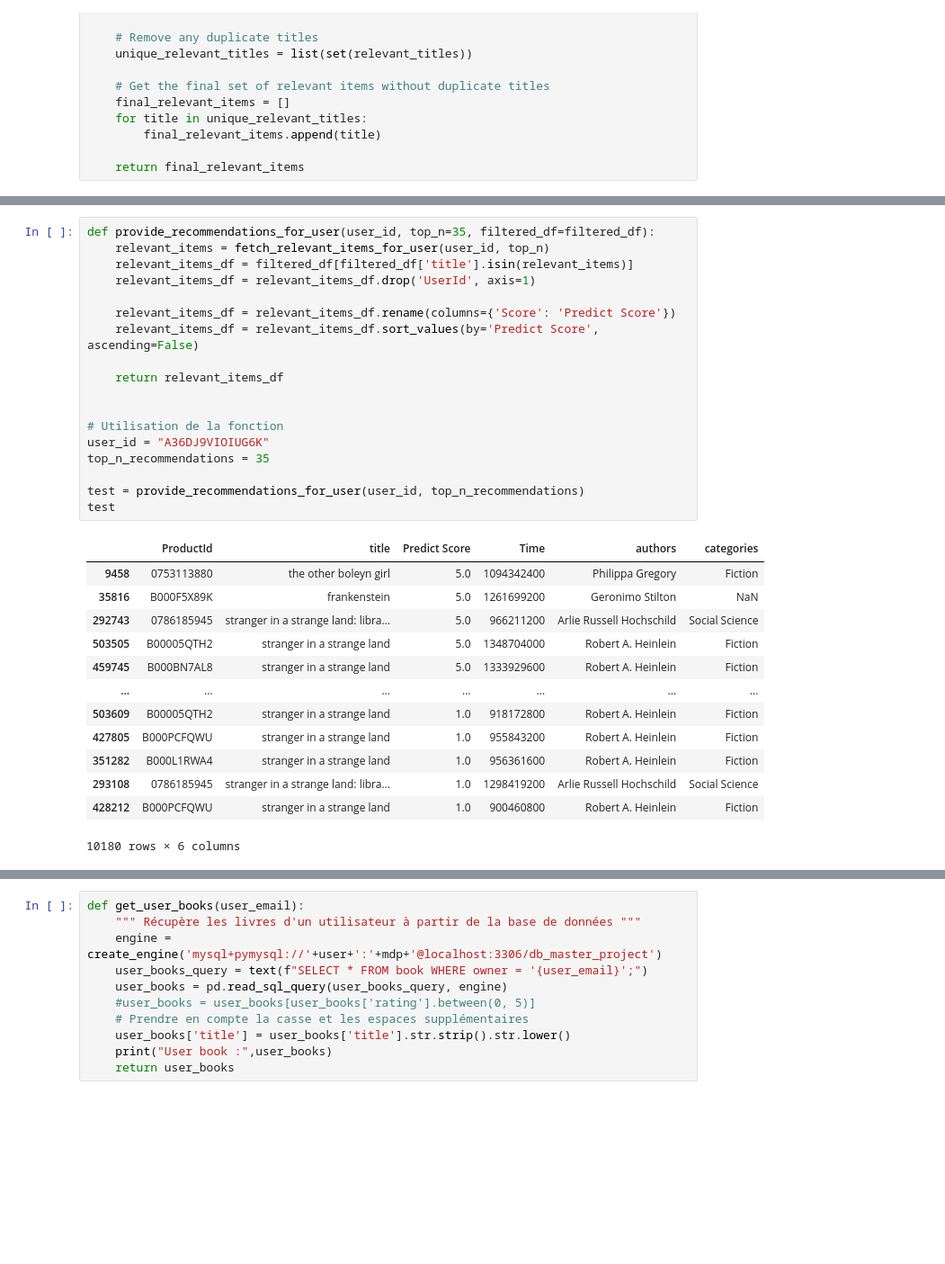
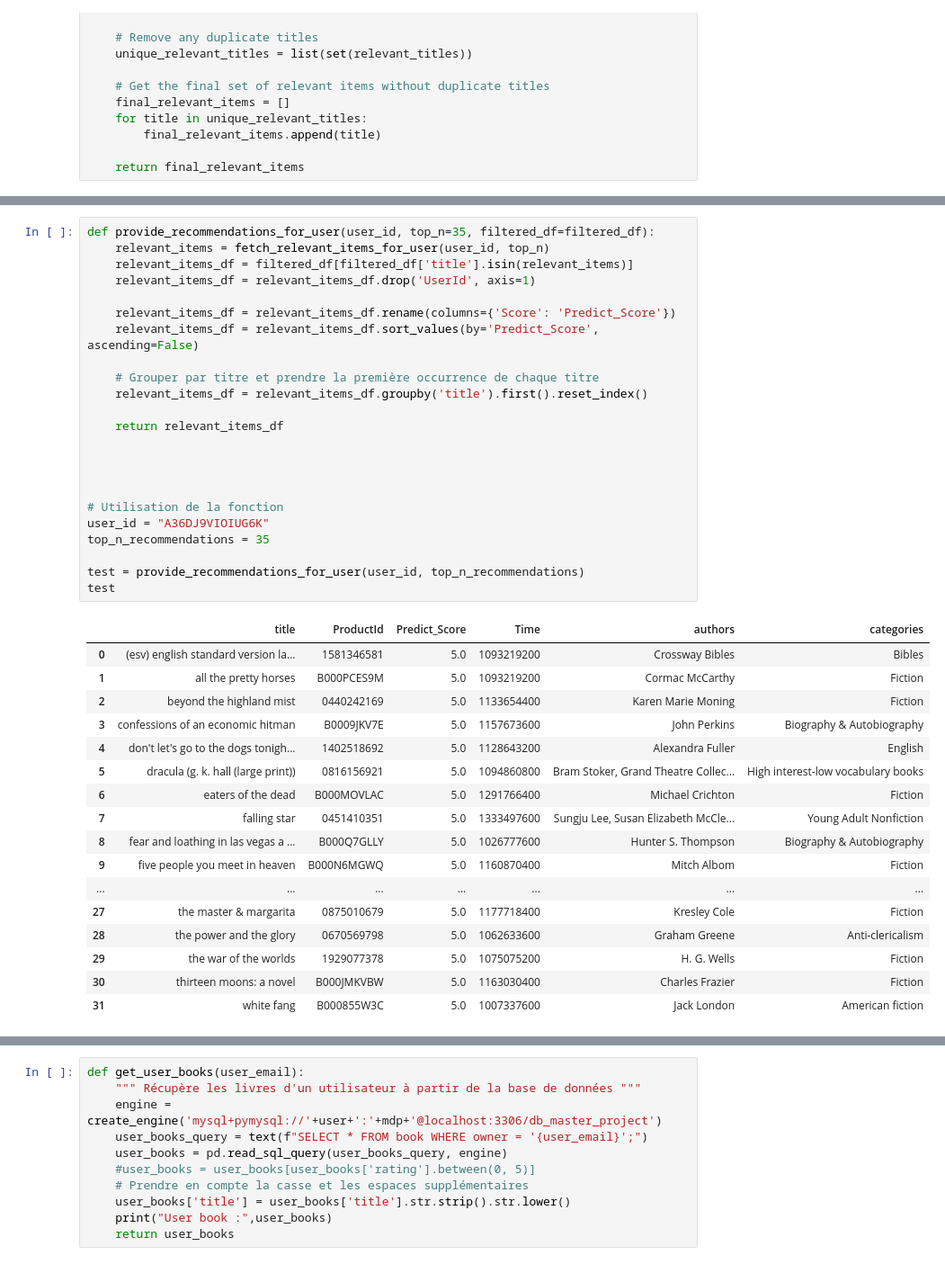
Before and after one commit to LoicCASSAN/Machine-Learning-in-Production-Project, a Jupyter notebook: recommendation.ipynb, the cells around one changed output, grey strips where cells are left out. Shown at 90% size. Saved outputs shown, nothing was run; the diff lists cells and outputs as text; blank space fills up the shorter version.

Commit message:
add book

```diff
--- a/recommendation.ipynb
+++ b/recommendation.ipynb
@@ -385,35 +387,44 @@ test
 # %%
 def provide_recommendations_for_user(user_id, top_n=35, filtered_df=filtered_df):
     relevant_items = fetch_relevant_items_for_user(user_id, top_n)
     relevant_items_df = filtered_df[filtered_df['title'].isin(relevant_items)]
     relevant_items_df = relevant_items_df.drop('UserId', axis=1)
 
-    relevant_items_df = relevant_items_df.rename(columns={'Score': 'Predict Score'})
-    relevant_items_df = relevant_items_df.sort_values(by='Predict Score', ascending=False)
+    relevant_items_df = relevant_items_df.rename(columns={'Score': 'Predict_Score'})
+    relevant_items_df = relevant_items_df.sort_values(by='Predict_Score', ascending=False)
+
+    # Grouper par titre et prendre la première occurrence de chaque titre
+    relevant_items_df = relevant_items_df.groupby('title').first().reset_index()
 
     return relevant_items_df
+
+
 
 
 # Utilisation de la fonction
 user_id = "A36DJ9VIOIUG6K"
 top_n_recommendations = 35
 
 test = provide_recommendations_for_user(user_id, top_n_recommendations)
 test
 # %% [output]
-|  | ProductId | title | Predict Score | Time | authors | categories |
-| 9458 | 0753113880 | the other boleyn girl | 5.0 | 1094342400 | Philippa Gregory | Fiction |
-| 35816 | B000F5X89K | frankenstein | 5.0 | 1261699200 | Geronimo Stilton | NaN |
-| 292743 | 0786185945 | stranger in a strange land: libra... | 5.0 | 966211200 | Arlie Russell Hochschild | Social Science |
-| 503505 | B00005QTH2 | stranger in a strange land | 5.0 | 1348704000 | Robert A. Heinlein | Fiction |
-| 459745 | B000BN7AL8 | stranger in a strange land | 5.0 | 1333929600 | Robert A. Heinlein | Fiction |
+|  | title | ProductId | Predict_Score | Time | authors | categories |
+| 0 | (esv) english standard version la... | 1581346581 | 5.0 | 1093219200 | Crossway Bibles | Bibles |
+| 1 | all the pretty horses | B000PCES9M | 5.0 | 1093219200 | Cormac McCarthy | Fiction |
+| 2 | beyond the highland mist | 0440242169 | 5.0 | 1133654400 | Karen Marie Moning | Fiction |
+| 3 | confessions of an economic hitman | B0009JKV7E | 5.0 | 1157673600 | John Perkins | Biography & Autobiography |
+| 4 | don't let's go to the dogs tonigh... | 1402518692 | 5.0 | 1128643200 | Alexandra Fuller | English |
+| 5 | dracula (g. k. hall (large print)) | 0816156921 | 5.0 | 1094860800 | Bram Stoker, Grand Theatre Collec... | High interest-low vocabulary books |
+| 6 | eaters of the dead | B000MOVLAC | 5.0 | 1291766400 | Michael Crichton | Fiction |
+| 7 | falling star | 0451410351 | 5.0 | 1333497600 | Sungju Lee, Susan Elizabeth McCle... | Young Adult Nonfiction |
+| 8 | fear and loathing in las vegas a ... | B000Q7GLLY | 5.0 | 1026777600 | Hunter S. Thompson | Biography & Autobiography |
+| 9 | five people you meet in heaven | B000N6MGWQ | 5.0 | 1160870400 | Mitch Albom | Fiction |
 | ... | ... | ... | ... | ... | ... | ... |
-| 503609 | B00005QTH2 | stranger in a strange land | 1.0 | 918172800 | Robert A. Heinlein | Fiction |
-| 427805 | B000PCFQWU | stranger in a strange land | 1.0 | 955843200 | Robert A. Heinlein | Fiction |
-| 351282 | B000L1RWA4 | stranger in a strange land | 1.0 | 956361600 | Robert A. Heinlein | Fiction |
-| 293108 | 0786185945 | stranger in a strange land: libra... | 1.0 | 1298419200 | Arlie Russell Hochschild | Social Science |
-| 428212 | B000PCFQWU | stranger in a strange land | 1.0 | 900460800 | Robert A. Heinlein | Fiction |
+| 27 | the master & margarita | 0875010679 | 5.0 | 1177718400 | Kresley Cole | Fiction |
+| 28 | the power and the glory | 0670569798 | 5.0 | 1062633600 | Graham Greene | Anti-clericalism |
+| 29 | the war of the worlds | 1929077378 | 5.0 | 1075075200 | H. G. Wells | Fiction |
+| 30 | thirteen moons: a novel | B000JMKVBW | 5.0 | 1163030400 | Charles Frazier | Fiction |
+| 31 | white fang | B000855W3C | 5.0 | 1007337600 | Jack London | American fiction |
-10180 rows × 6 columns
 # %%
 def display_user_info(user_id, df):
     user_info = df.loc[df['UserId'] == user_id]
```
Also changed, not shown: parts of 6 cells of this notebook, 3 other files.
